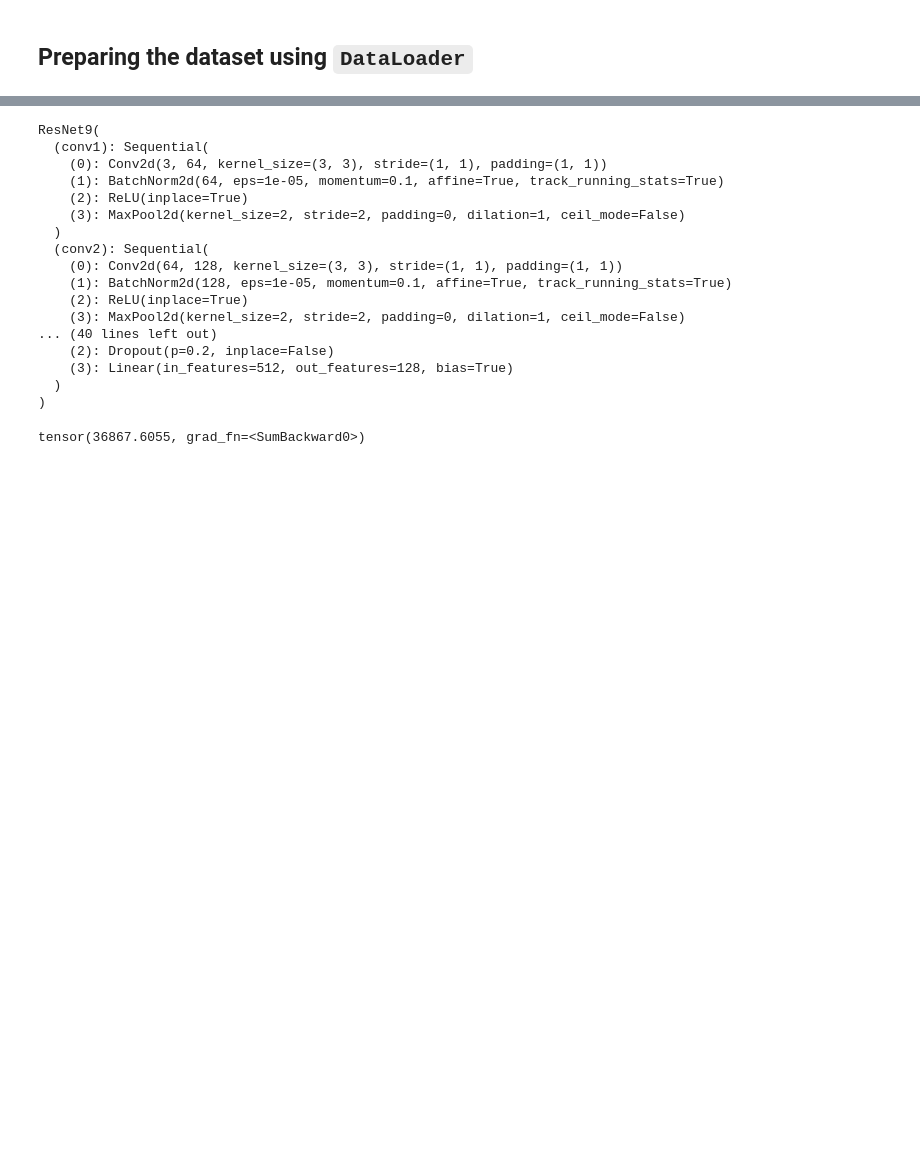
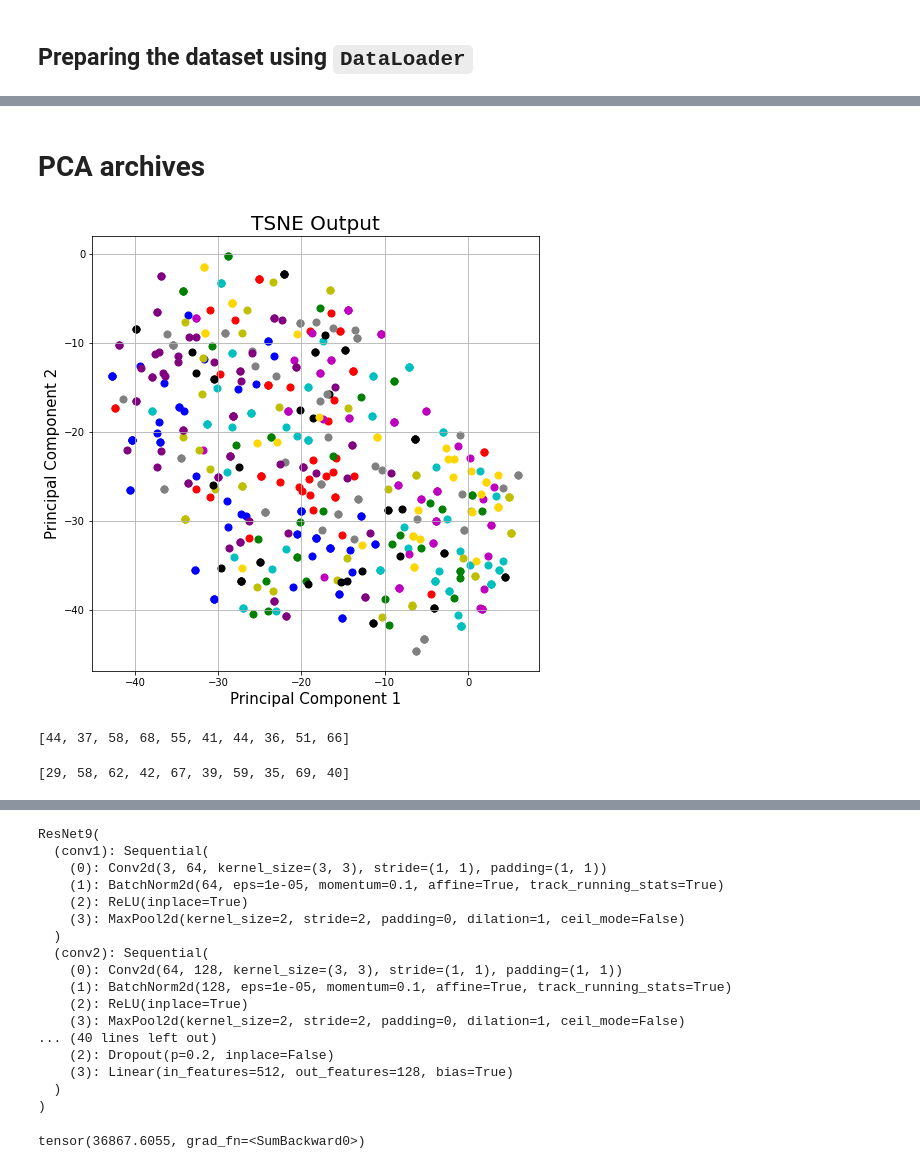
Before and after one commit to hrishi508/Self-and-Semi-Supervised-Learning, a Jupyter notebook: Barlow_Twins.ipynb, the cells around one changed output, grey strips where cells are left out. Cells and saved outputs as stored; diff of their text form; code cells hidden in the pictures; blank space fills up the shorter version.

```diff
--- a/Barlow_Twins.ipynb
+++ b/Barlow_Twins.ipynb
@@ -57,3 +60,6 @@ unlabeled = datasets.STL10(
+# %%
+# unlabelled_1000, _ = torch.utils.data.random_split(unlabelled, [1000, 99000])
+labelled_1000, _ = torch.utils.data.random_split(training_data, [500, 4500]) #1000
 # %%
 def imshow(imgt):
     img = imgt.clone()
@@ -97,11 +103,11 @@ torch.Size([3, 96, 96])
 from torch.utils.data import DataLoader
 # %%
 ## HYPERPARAMETERS
-BATCH_SIZE = 256  #64
-LR = 0.00001      #0.001
+BATCH_SIZE = 64  #64
+LR = 0.001      #0.001
 EPOCHS = 100
 # %%
-train_dataloader = DataLoader(unlabeled, batch_size=BATCH_SIZE, shuffle=True)
+train_dataloader = DataLoader(labelled_1000, batch_size=BATCH_SIZE, shuffle=True)
 # %%
 print(train_dataloader.dataset)
 # %% [output]
@@ -307,0 +508,69 @@ optimizer = torch.optim.Adam(params=model_ft.parameters(), lr=LR)
+# %%
+model_ft = model_ft.to(device)
+p = visualize_embeddings_500(model_ft, train_dataloader, 1, "BOTH", False)
+# %% [markdown]
+# PCA archives
+# %%
+##### Experiment PCA with 500 samples
+cnt = 0
+i=0
+tmp = [0 for i in range(128)]
+x = [tmp for i in range(1000)]
+vec_cnt = [0 for i in range(10)]
+
+model_ft.eval()
+
+while cnt < 500:
+
+    inputs, labels = next(iter(train_dataloader))
+    # print(labels)
+
+    for i in range(BATCH_SIZE):
+
+        if cnt == 500:
+            break
+
+        input = inputs[i].unsqueeze(0)
+        input = input.to(device)
+        vec = torch.squeeze(model_ft(input))
+
+        # print((labels[i]*100 + vec_cnt[labels[i]]))
+        x[(labels[i]*100 + vec_cnt[labels[i]])] = vec.detach().numpy()
+        vec_cnt[labels[i]] += 1
+        cnt += 1
+        i += 1
+
+x = StandardScaler().fit_transform(x)
+
+principalComponents = TSNE(n_components=2, learning_rate='auto', init='random').fit_transform(x)
+principalDf = pd.DataFrame(data = principalComponents
+             , columns = ['principal component 1', 'principal component 2'])
+fig = plt.figure(figsize = (8,8))
+ax = fig.add_subplot(1,1,1)
+
+#plt.ylim([-30,30])
+
+ax.set_xlabel('Principal Component 1', fontsize = 15)
+ax.set_ylabel('Principal Component 2', fontsize = 15)
+ax.set_title('TSNE Output', fontsize = 20)
+colors = ['r', 'g', 'b','c','m','y','k','gold','grey','purple']
+k=[0,2,6,8,9]
+x = 50
+for i in range(10):
+    ax.scatter(principalDf.loc[range((i*100),((i*100)+vec_cnt[i])), 'principal component 1']
+               , principalDf.loc[range((i*100),((i*100)+vec_cnt[i])), 'principal component 2']
+               , c = colors[i]
+               , s = 50)
+
+#ax.legend(targets)
+ax.grid()
+# %% [output]
+[figure, added]
+# %%
+print(vec_cnt) #Trial 3
+# %% [output]
+[44, 37, 58, 68, 55, 41, 44, 36, 51, 66]
+# %%
+print(vec_cnt) #Trial 2
+# %% [output]
+[29, 58, 62, 42, 67, 39, 59, 35, 69, 40]
```
Also changed, not shown: parts of 31 cells of this notebook.
